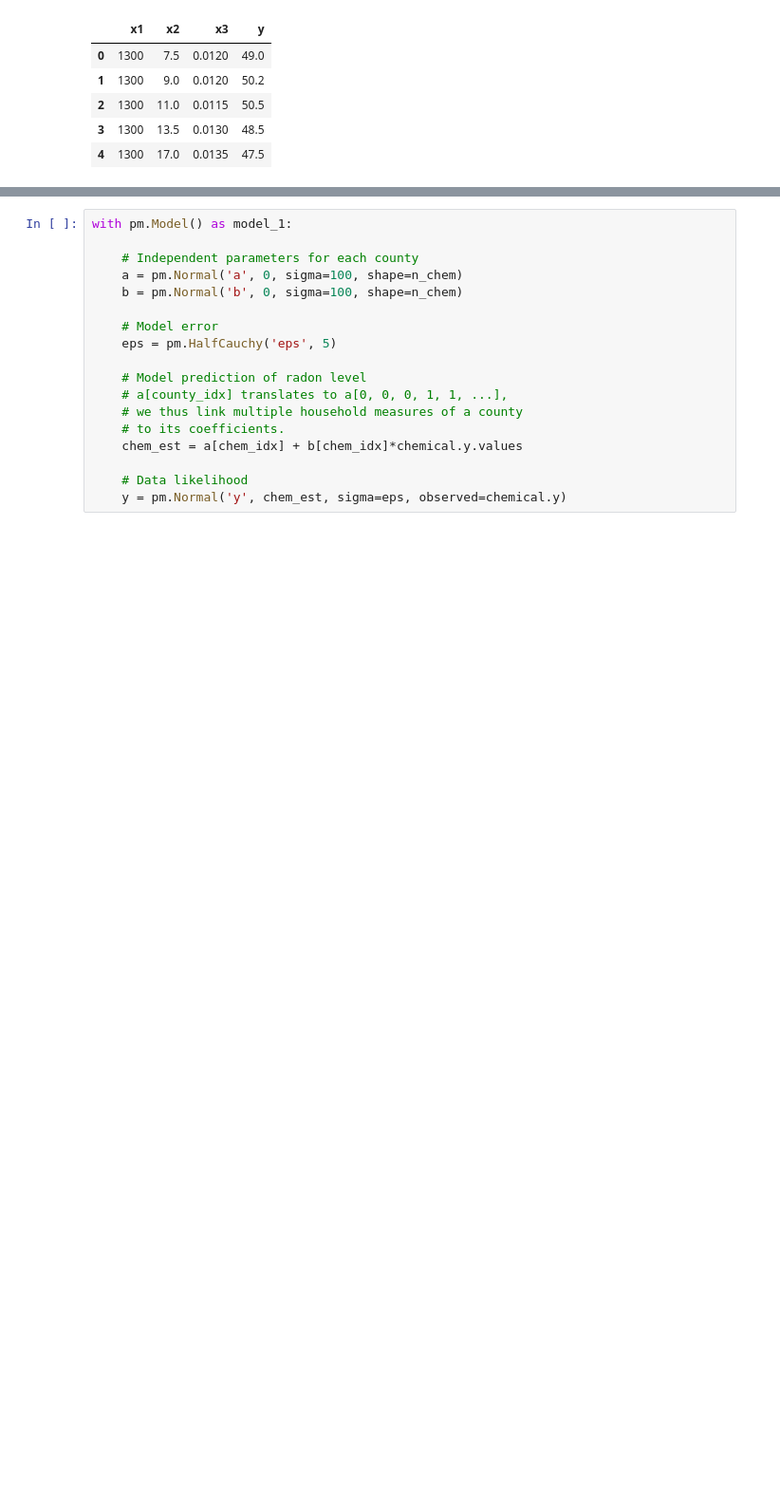
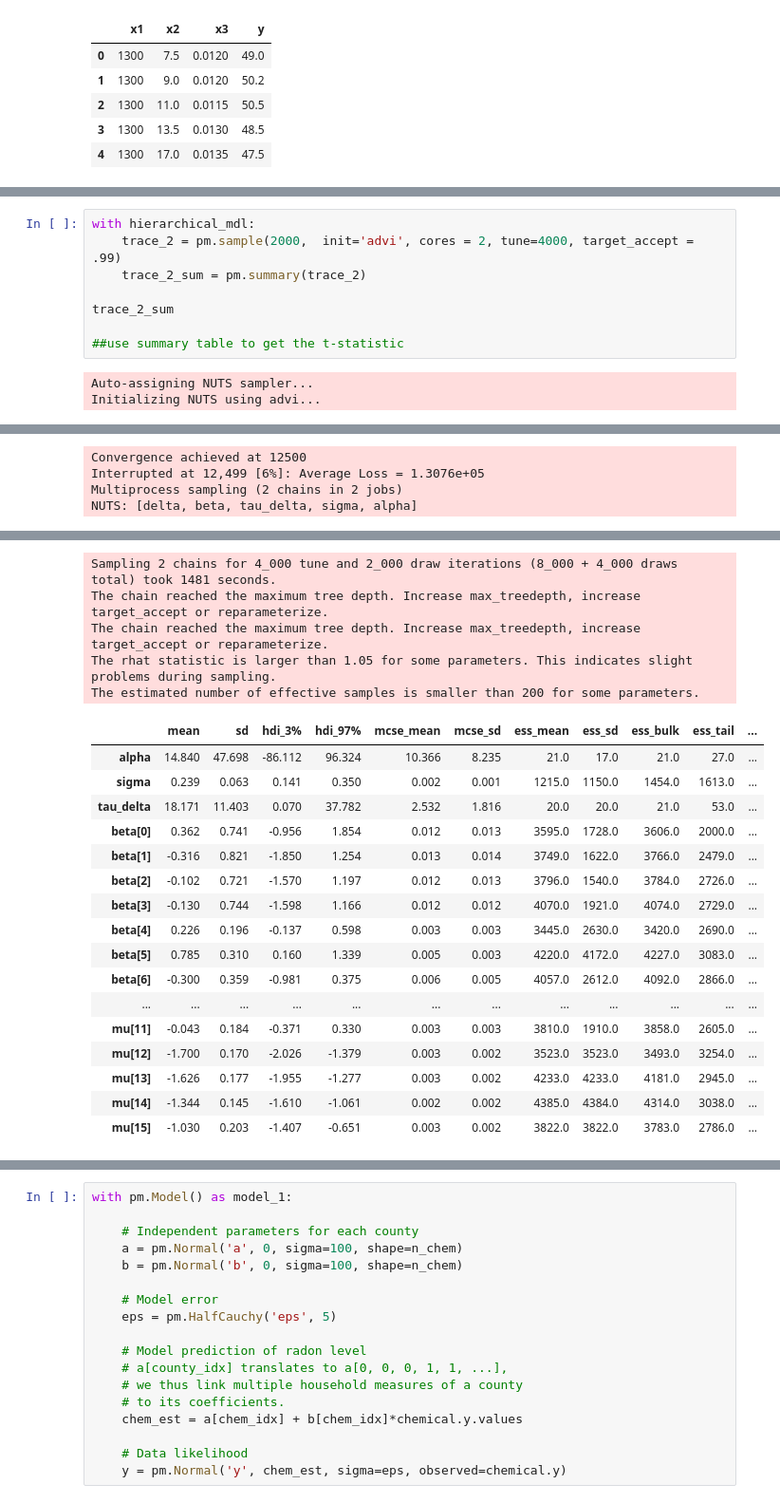
Before and after one commit to lwerth/INFO510, a Jupyter notebook: info510_hmwk4_question2.ipynb, the cells around one changed output, grey strips where cells are left out. Shown at 95% size. Cells and saved outputs as stored; diff of their text form; blank space fills up the shorter version.

```diff
--- a/info510_hmwk4_question2.ipynb
+++ b/info510_hmwk4_question2.ipynb
@@ -72,0 +156,11 @@ chem_var
+# %%
+with hierarchical_mdl:
+    trace_2 = pm.sample(2000,  init='advi', cores = 2, tune=4000, target_accept = .99)
+    trace_2_sum = pm.summary(trace_2)
+
+trace_2_sum
+
+##use summary table to get the t-statistic
+# %% [output]
+Auto-assigning NUTS sampler...
+Initializing NUTS using advi...
@@ -72,0 +168,4 @@ chem_var
+Convergence achieved at 12500
+Interrupted at 12,499 [6%]: Average Loss = 1.3076e+05
+Multiprocess sampling (2 chains in 2 jobs)
+NUTS: [delta, beta, tau_delta, sigma, alpha]
@@ -72,0 +173,22 @@ chem_var
+Sampling 2 chains for 4_000 tune and 2_000 draw iterations (8_000 + 4_000 draws total) took 1481 seconds.
+The chain reached the maximum tree depth. Increase max_treedepth, increase target_accept or reparameterize.
+The chain reached the maximum tree depth. Increase max_treedepth, increase target_accept or reparameterize.
+The rhat statistic is larger than 1.05 for some parameters. This indicates slight problems during sampling.
+The estimated number of effective samples is smaller than 200 for some parameters.
+|  | mean | sd | hdi_3% | hdi_97% | mcse_mean | mcse_sd | ess_mean | ess_sd | ess_bulk | ess_tail | ... |
+| alpha | 14.840 | 47.698 | -86.112 | 96.324 | 10.366 | 8.235 | 21.0 | 17.0 | 21.0 | 27.0 | ... |
+| sigma | 0.239 | 0.063 | 0.141 | 0.350 | 0.002 | 0.001 | 1215.0 | 1150.0 | 1454.0 | 1613.0 | ... |
+| tau_delta | 18.171 | 11.403 | 0.070 | 37.782 | 2.532 | 1.816 | 20.0 | 20.0 | 21.0 | 53.0 | ... |
+| beta[0] | 0.362 | 0.741 | -0.956 | 1.854 | 0.012 | 0.013 | 3595.0 | 1728.0 | 3606.0 | 2000.0 | ... |
+| beta[1] | -0.316 | 0.821 | -1.850 | 1.254 | 0.013 | 0.014 | 3749.0 | 1622.0 | 3766.0 | 2479.0 | ... |
+| beta[2] | -0.102 | 0.721 | -1.570 | 1.197 | 0.012 | 0.013 | 3796.0 | 1540.0 | 3784.0 | 2726.0 | ... |
+| beta[3] | -0.130 | 0.744 | -1.598 | 1.166 | 0.012 | 0.012 | 4070.0 | 1921.0 | 4074.0 | 2729.0 | ... |
+| beta[4] | 0.226 | 0.196 | -0.137 | 0.598 | 0.003 | 0.003 | 3445.0 | 2630.0 | 3420.0 | 2690.0 | ... |
+| beta[5] | 0.785 | 0.310 | 0.160 | 1.339 | 0.005 | 0.003 | 4220.0 | 4172.0 | 4227.0 | 3083.0 | ... |
+| beta[6] | -0.300 | 0.359 | -0.981 | 0.375 | 0.006 | 0.005 | 4057.0 | 2612.0 | 4092.0 | 2866.0 | ... |
+| ... | ... | ... | ... | ... | ... | ... | ... | ... | ... | ... | ... |
+| mu[11] | -0.043 | 0.184 | -0.371 | 0.330 | 0.003 | 0.003 | 3810.0 | 1910.0 | 3858.0 | 2605.0 | ... |
+| mu[12] | -1.700 | 0.170 | -2.026 | -1.379 | 0.003 | 0.002 | 3523.0 | 3523.0 | 3493.0 | 3254.0 | ... |
+| mu[13] | -1.626 | 0.177 | -1.955 | -1.277 | 0.003 | 0.002 | 4233.0 | 4233.0 | 4181.0 | 2945.0 | ... |
+| mu[14] | -1.344 | 0.145 | -1.610 | -1.061 | 0.002 | 0.002 | 4385.0 | 4384.0 | 4314.0 | 3038.0 | ... |
+| mu[15] | -1.030 | 0.203 | -1.407 | -0.651 | 0.003 | 0.002 | 3822.0 | 3822.0 | 3783.0 | 2786.0 | ... |
```
Also changed, not shown: parts of 24 cells of this notebook.
